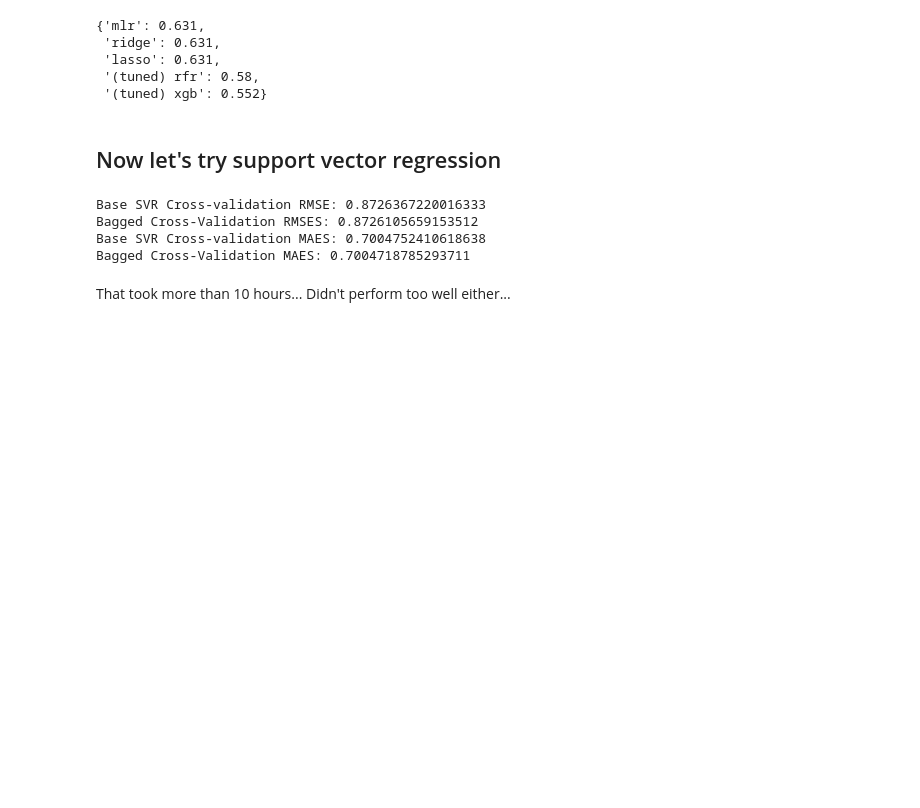
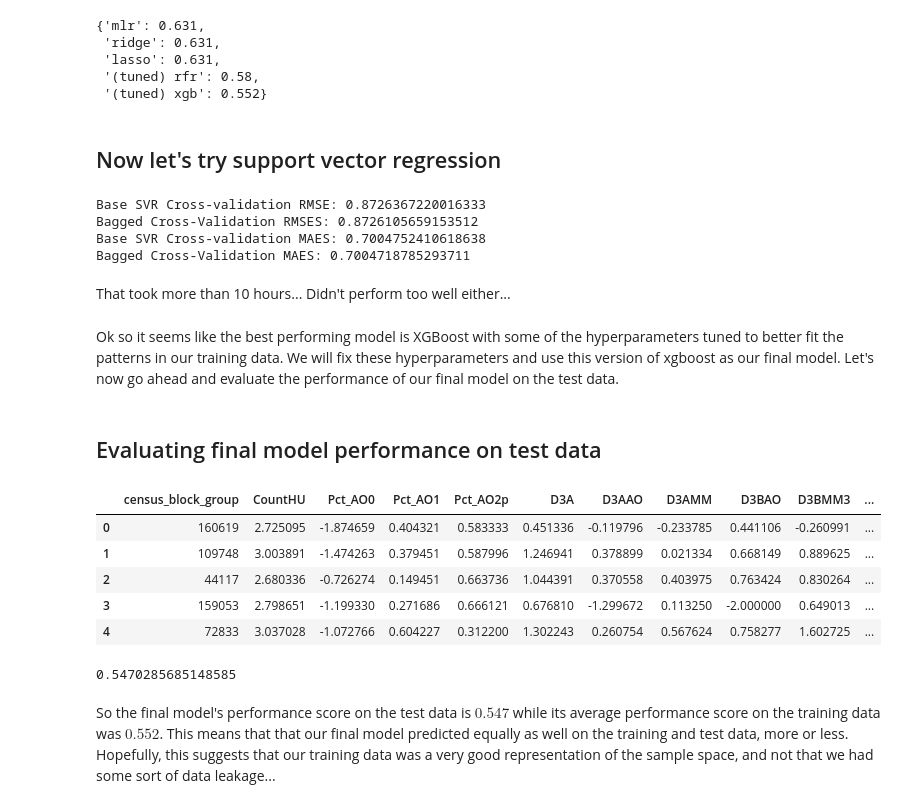
Before and after one commit to Arcturus816/Impact-of-Built-Environment, a Jupyter notebook: model_fitting.ipynb, the cells around one changed output. Drawn from its saved outputs; the diff is of its cells as text; code cells hidden in the pictures; blank space fills up the shorter version.

Commit message:
update includes final model performance on test data

```diff
--- a/model_fitting.ipynb
+++ b/model_fitting.ipynb
@@ -474,3 +474,27 @@ Base SVR Cross-validation MAES: 0.7004752410618638
 Bagged Cross-Validation MAES: 0.7004718785293711
 # %% [markdown]
 That took more than 10 hours... Didn't perform too well either...
+# %% [markdown]
+Ok so it seems like the best performing model is XGBoost with some of the hyperparameters tuned to better fit the patterns in our training data. We will fix these hyperparameters and use this version of xgboost as our final model. Let's now go ahead and evaluate the performance of our final model on the test data.
+# %% [markdown]
+## Evaluating final model performance on test data
+# %%
+# load the test data
+df_test = pd.read_csv('/Users/brandonowens/Downloads/cbg_no2020_gt3crashes_feature_select_and_transform_test.csv')
+# %%
+df_test.head()
+# %% [output]
+|  | census_block_group | CountHU | Pct_AO0 | Pct_AO1 | Pct_AO2p | D3A | D3AAO | D3AMM | D3BAO | D3BMM3 | ... |
+| 0 | 160619 | 2.725095 | -1.874659 | 0.404321 | 0.583333 | 0.451336 | -0.119796 | -0.233785 | 0.441106 | -0.260991 | ... |
+| 1 | 109748 | 3.003891 | -1.474263 | 0.379451 | 0.587996 | 1.246941 | 0.378899 | 0.021334 | 0.668149 | 0.889625 | ... |
+| 2 | 44117 | 2.680336 | -0.726274 | 0.149451 | 0.663736 | 1.044391 | 0.370558 | 0.403975 | 0.763424 | 0.830264 | ... |
+| 3 | 159053 | 2.798651 | -1.199330 | 0.271686 | 0.666121 | 0.676810 | -1.299672 | 0.113250 | -2.000000 | 0.649013 | ... |
+| 4 | 72833 | 3.037028 | -1.072766 | 0.604227 | 0.312200 | 1.302243 | 0.260754 | 0.567624 | 0.758277 | 1.602725 | ... |
+# %%
+# predicting on the test data and getting performance score
+final_model_rmse = root_mean_squared_error(df_test[target], xgb_search.best_estimator_.predict(df_test[features]))
+print(final_model_rmse)
+# %% [output]
+0.5470285685148585
+# %% [markdown]
+So the final model's performance score on the test data is $0.547$ while its average performance score on the training data was $0.552$. This means that that our final model predicted equally as well on the training and test data, more or less. Hopefully, this suggests that our training data was a very good representation of the sample space, and not that we had some sort of data leakage...
```
Also changed, not shown: parts of 1 cell of this notebook.
